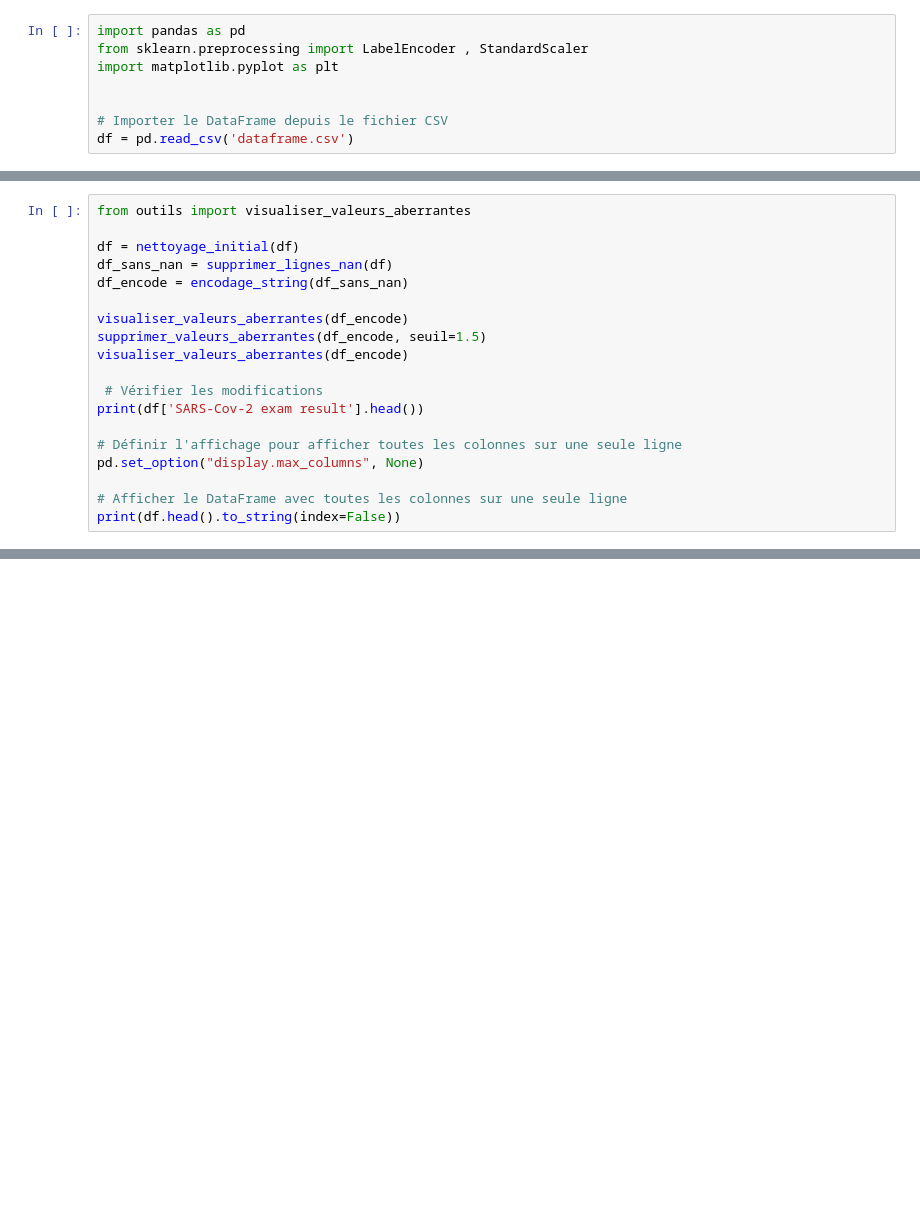
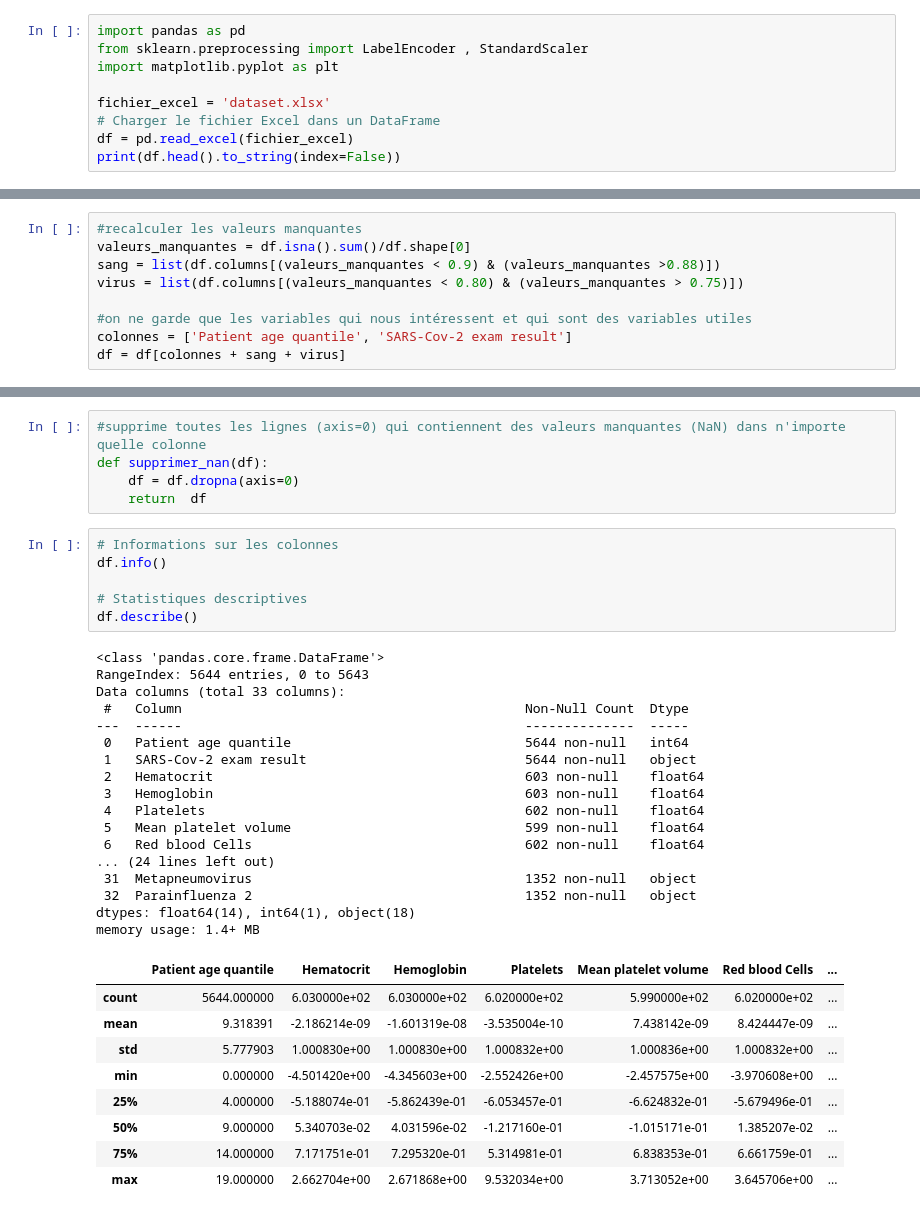
Before and after one commit to sabina-sabi/Covid19Data, a Jupyter notebook: Cleaning.ipynb, the cells around one changed output, grey strips where cells are left out. Saved outputs shown, nothing was run; the diff lists cells and outputs as text; blank space fills up the shorter version.

```diff
--- a/Cleaning.ipynb
+++ b/Cleaning.ipynb
@@ -3,6 +3,7 @@ import pandas as pd
 from sklearn.preprocessing import LabelEncoder , StandardScaler
 import matplotlib.pyplot as plt
 
-
-# Importer le DataFrame depuis le fichier CSV
-df = pd.read_csv('dataframe.csv')
+fichier_excel = 'dataset.xlsx'
+# Charger le fichier Excel dans un DataFrame
+df = pd.read_excel(fichier_excel)
+print(df.head().to_string(index=False))
@@ -47,19 +17,9 @@ def supprimer_valeurs_aberrantes(df, seuil=1.5):
-# %%
-from outils import visualiser_valeurs_aberrantes
-
-df = nettoyage_initial(df)
-df_sans_nan = supprimer_lignes_nan(df)
-df_encode = encodage_string(df_sans_nan)
-
-visualiser_valeurs_aberrantes(df_encode)
-supprimer_valeurs_aberrantes(df_encode, seuil=1.5)
-visualiser_valeurs_aberrantes(df_encode)
-
- # Vérifier les modifications
-print(df['SARS-Cov-2 exam result'].head())
-
-# Définir l'affichage pour afficher toutes les colonnes sur une seule ligne
-pd.set_option("display.max_columns", None)
-
-# Afficher le DataFrame avec toutes les colonnes sur une seule ligne
-print(df.head().to_string(index=False))
+# %%
+#recalculer les valeurs manquantes
+valeurs_manquantes = df.isna().sum()/df.shape[0]
+sang = list(df.columns[(valeurs_manquantes < 0.9) & (valeurs_manquantes >0.88)])
+virus = list(df.columns[(valeurs_manquantes < 0.80) & (valeurs_manquantes > 0.75)])
+
+#on ne garde que les variables qui nous intéressent et qui sont des variables utiles
+colonnes = ['Patient age quantile', 'SARS-Cov-2 exam result']
+df = df[colonnes + sang + virus]
@@ -65,0 +61,38 @@ print(df.head().to_string(index=False))
+# %%
+#supprime toutes les lignes (axis=0) qui contiennent des valeurs manquantes (NaN) dans n'importe quelle colonne
+def supprimer_nan(df):
+    df = df.dropna(axis=0)
+    return  df
+# %%
+# Informations sur les colonnes
+df.info()
+
+# Statistiques descriptives
+df.describe()
+# %% [output]
+<class 'pandas.core.frame.DataFrame'>
+RangeIndex: 5644 entries, 0 to 5643
+Data columns (total 33 columns):
+ #   Column                                            Non-Null Count  Dtype
+---  ------                                            --------------  -----
+ 0   Patient age quantile                              5644 non-null   int64
+ 1   SARS-Cov-2 exam result                            5644 non-null   object
+ 2   Hematocrit                                        603 non-null    float64
+ 3   Hemoglobin                                        603 non-null    float64
+ 4   Platelets                                         602 non-null    float64
+ 5   Mean platelet volume                              599 non-null    float64
+ 6   Red blood Cells                                   602 non-null    float64
+... (24 lines left out)
+ 31  Metapneumovirus                                   1352 non-null   object
+ 32  Parainfluenza 2                                   1352 non-null   object
+dtypes: float64(14), int64(1), object(18)
+memory usage: 1.4+ MB
+|  | Patient age quantile | Hematocrit | Hemoglobin | Platelets | Mean platelet volume | Red blood Cells | ... |
+| count | 5644.000000 | 6.030000e+02 | 6.030000e+02 | 6.020000e+02 | 5.990000e+02 | 6.020000e+02 | ... |
+| mean | 9.318391 | -2.186214e-09 | -1.601319e-08 | -3.535004e-10 | 7.438142e-09 | 8.424447e-09 | ... |
+| std | 5.777903 | 1.000830e+00 | 1.000830e+00 | 1.000832e+00 | 1.000836e+00 | 1.000832e+00 | ... |
+| min | 0.000000 | -4.501420e+00 | -4.345603e+00 | -2.552426e+00 | -2.457575e+00 | -3.970608e+00 | ... |
+| 25% | 4.000000 | -5.188074e-01 | -5.862439e-01 | -6.053457e-01 | -6.624832e-01 | -5.679496e-01 | ... |
+| 50% | 9.000000 | 5.340703e-02 | 4.031596e-02 | -1.217160e-01 | -1.015171e-01 | 1.385207e-02 | ... |
+| 75% | 14.000000 | 7.171751e-01 | 7.295320e-01 | 5.314981e-01 | 6.838353e-01 | 6.661759e-01 | ... |
+| max | 19.000000 | 2.662704e+00 | 2.671868e+00 | 9.532034e+00 | 3.713052e+00 | 3.645706e+00 | ... |
```
Also changed, not shown: parts of 24 cells of this notebook, 1 other file.
